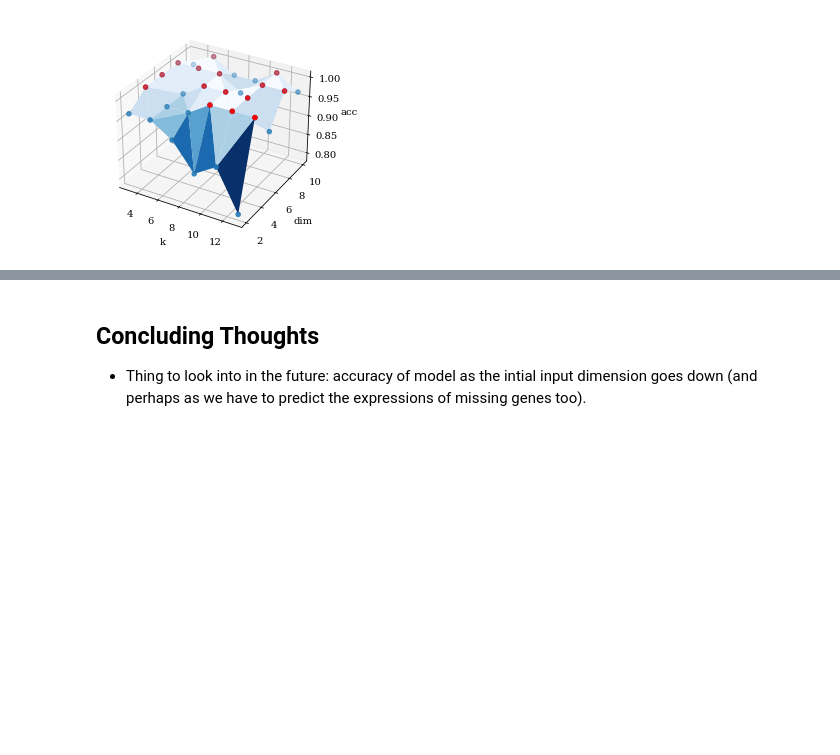
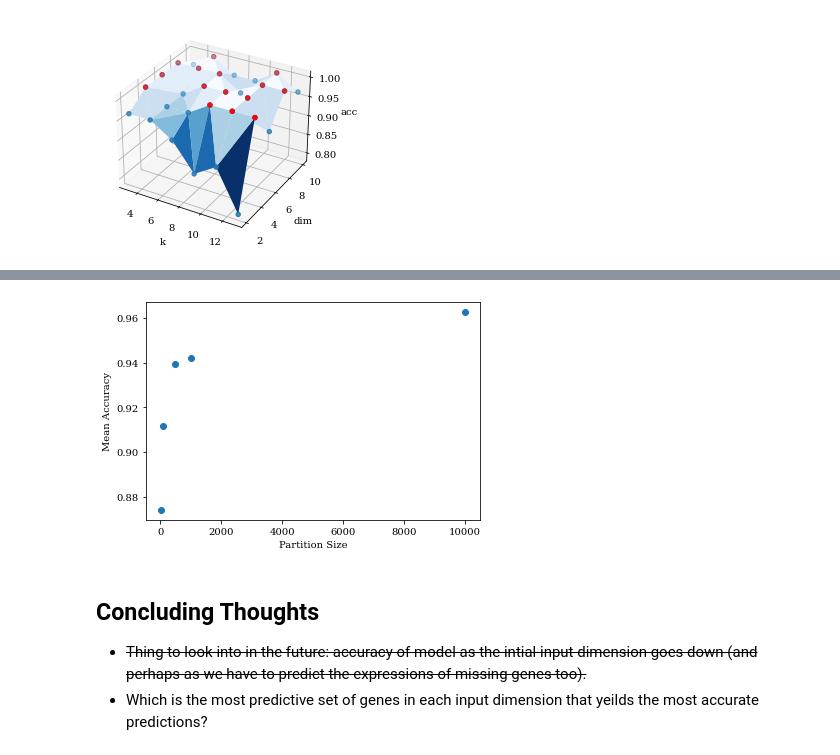
Before and after one commit to HarritonResearchLab/genomics, a Jupyter notebook: exploring/first_topics/gene_prediction/tissue_prediction/Dimensionality Reduction.ipynb, the cells around one changed output, grey strips where cells are left out. Drawn from its saved outputs; the diff is of its cells as text; code cells hidden in the pictures; blank space fills up the shorter version.

```diff
--- a/exploring/first_topics/gene_prediction/tissue_prediction/Dimensionality Reduction.ipynb
+++ b/exploring/first_topics/gene_prediction/tissue_prediction/Dimensionality Reduction.ipynb
@@ -163,0 +217,4 @@ plt.show()
+# %%
+results_df = pd.DataFrame(models, columns=['Partition','k', 'dim', 'acc'])
+print(results_df)
+results_df.to_csv('results_df.csv')
@@ -164,3 +236,21 @@ plt.show()
+# %%
+partitions_arr, accs_arr = (np.array(results_df['Partition']), np.array(results_df['acc']))
+
+
+mean_accs = np.array([])
+partition_sizes = [20, 100, 500, 1000, 10000]
+for partition_size in partition_sizes:
+    mask = np.where(partitions_arr==partition_size)[0]
+    mean_accs = np.append(mean_accs, np.mean(accs_arr[mask]))
+# %%
+plt.scatter(partition_sizes, mean_accs)
+plt.xlabel('Partition Size')
+plt.ylabel('Mean Accuracy')
+#plt.xscale('log')
+plt.show()
+# %% [output]
+[figure, added]
 # %% [markdown]
 ## Concluding Thoughts
-* Thing to look into in the future: accuracy of model as the intial input dimension goes down (and perhaps as we have to predict the expressions of missing genes too).
+* ~~Thing to look into in the future: accuracy of model as the intial input dimension goes down (and perhaps as we have to predict the expressions of missing genes too).~~
+* Which is the most predictive set of genes in each input dimension that yeilds the most accurate predictions?
```
Also changed, not shown: parts of 4 cells of this notebook, 1 other file.
